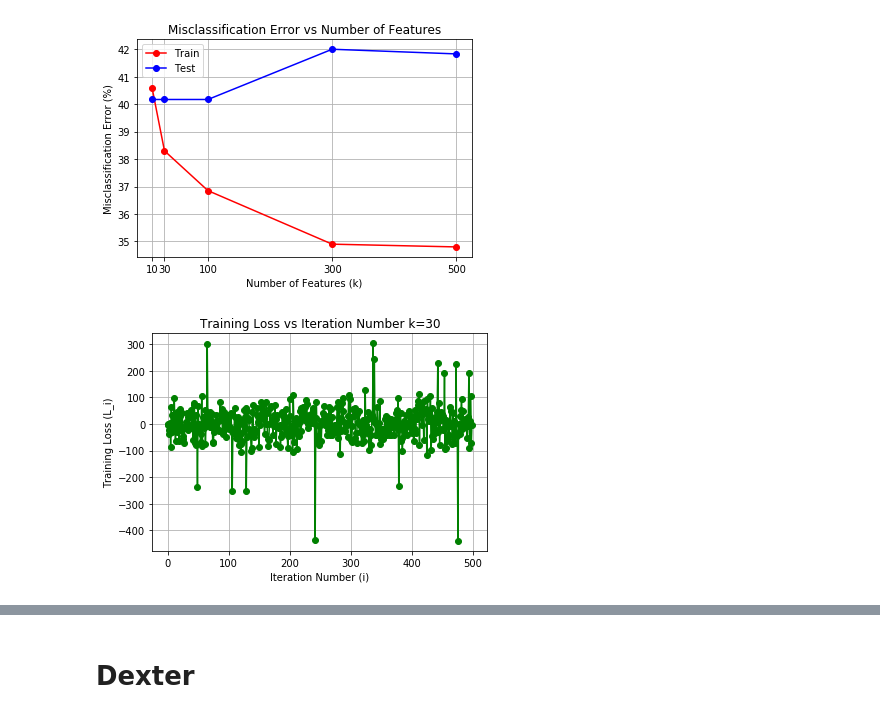
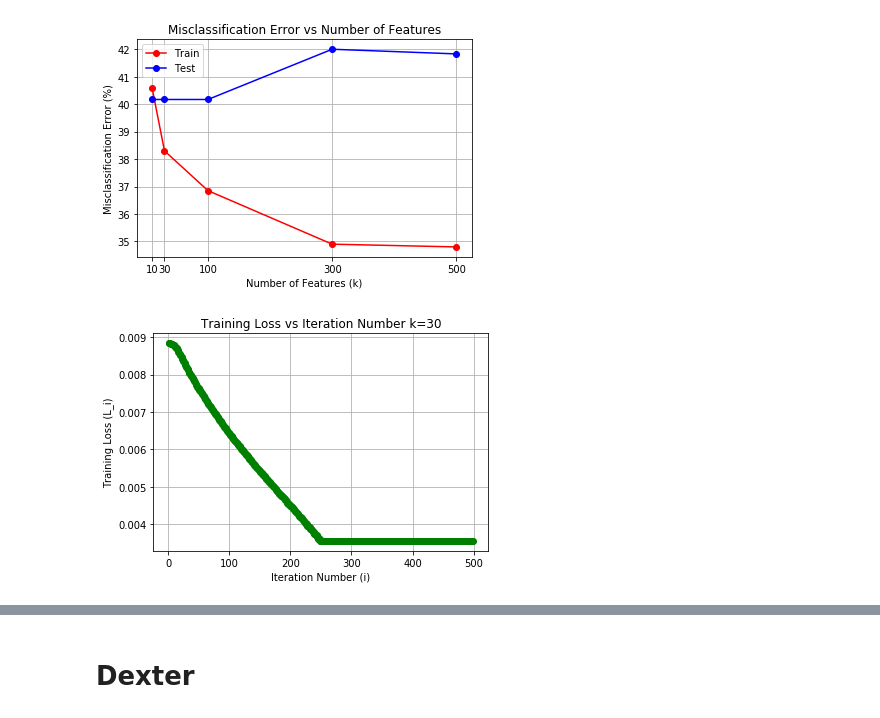
Before and after one commit to mmcinnestaylor/STA4634, a Jupyter notebook: Assignment6/Homework6.ipynb, the cells around one changed output, grey strips where cells are left out. Cells and saved outputs as stored; diff of their text form; code cells hidden in the pictures.

```diff
--- a/Assignment6/Homework6.ipynb
+++ b/Assignment6/Homework6.ipynb
@@ -75,7 +75,7 @@ class FSA:
         self.B = self.B - self.lr * loss
 
 
-        return self.B, loss
+        return self.B, LA.norm(loss)
 
     def loss(self):
 
@@ -189,15 +189,15 @@ plt.show()
 # %%
 
 #print(xVals)
-plt.plot(xVals, losses[0][:-1], linestyle='-', marker='o', color='g')
+plt.plot(xVals[1:], losses[1:], linestyle='-', marker='o', color='g')
 plt.grid(True)
 #plt.xticks(xVals)
 plt.title('Training Loss vs Iteration Number k=30')
 plt.xlabel('Iteration Number (i)')
 plt.ylabel('Training Loss (L_i)')
 plt.show()
 # %% [output]
-[figure, old version]
+[figure, new version]
 # %%
 errorTableMadelon = pd.DataFrame({"Training Error (%)":[0, 0, 0, 0, 0], "Test Error (%)":[0, 0, 0, 0, 0]}, index=K)
 errorTableMadelon.index.name = "N Features"
```
Also changed, not shown: parts of 11 cells of this notebook.
